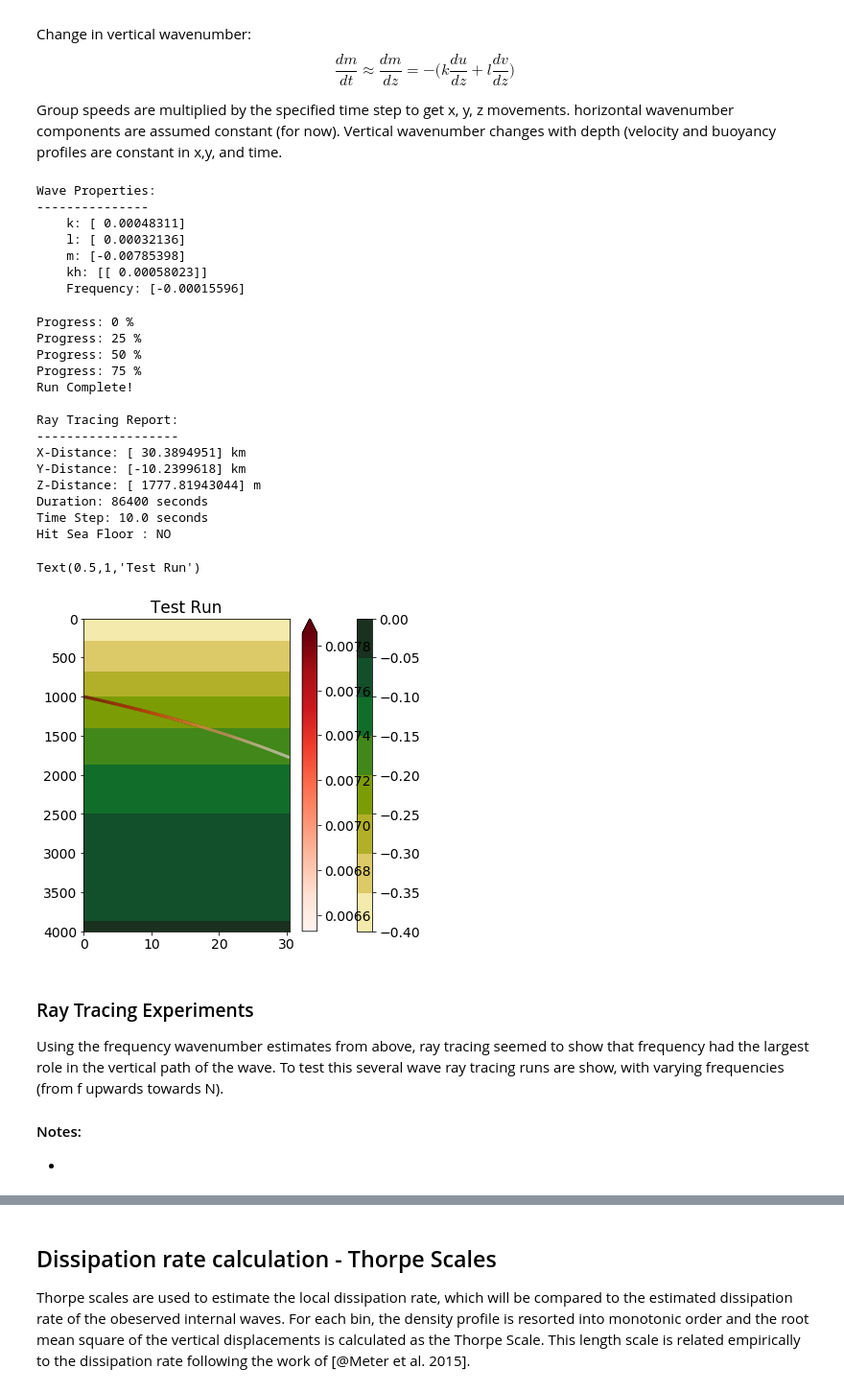
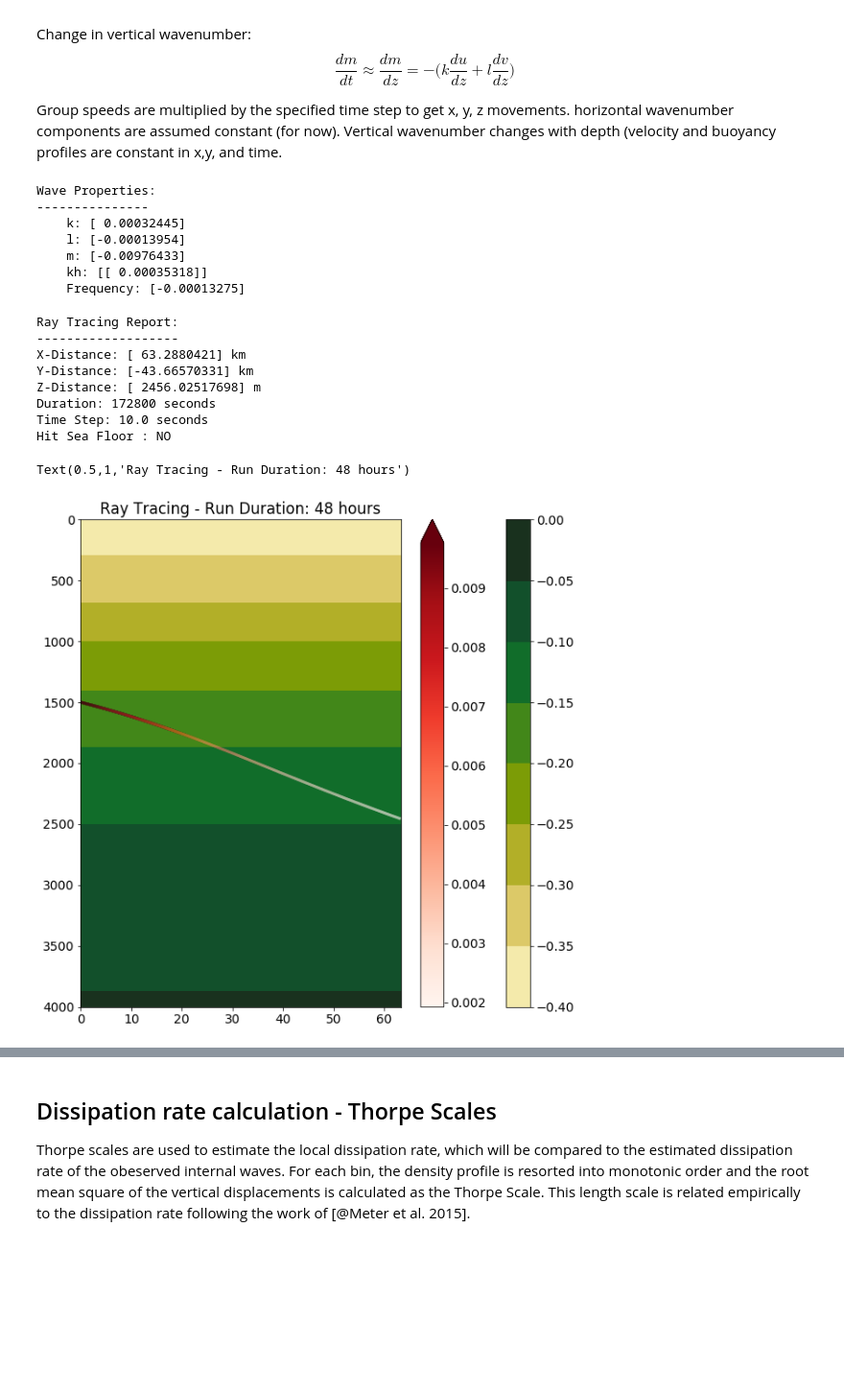
Before and after one commit to saltyPhysics/Lee_waves_dissertation, a Jupyter notebook: Internal_waves_shag_rocks.ipynb, the cells around one changed output, grey strips where cells are left out. Shown at 96% size. Saved outputs shown, nothing was run; the diff lists cells and outputs as text; code cells hidden in the pictures; blank space fills up the shorter version.

```diff
--- a/Internal_waves_shag_rocks.ipynb
+++ b/Internal_waves_shag_rocks.ipynb
@@ -425,11 +466,11 @@ $$ \frac{dm}{dt} \approx \frac{dm}{dz} = -\big (k\frac{du}{dz} + l\frac{dv}{dz}
 
 Group speeds are multiplied by the specified time step to get x, y, z movements. horizontal wavenumber components are assumed constant (for now). Vertical wavenumber changes with depth (velocity and buoyancy profiles are constant in x,y, and time.
 # %%
-l1 = 0.000321361
-k1 = 0.000483114
-m1 = -(2*np.pi)/800
-z0 = 1000
-w0 = -0.000155963
+l1 =  -0.000139543
+k1 = 0.000324448
+m1 = -0.00976433
+z0 = 1500
+w0 = -0.000132755
 wave1 = rt.wave(k=k1, l=l1, m=m1, w0=w0, z0=z0)
 
 # check that the properties are loaded correctly by using the properties attribute
@@ -437,38 +478,27 @@ wave1.properties()
 # %% [output]
 Wave Properties:
 ---------------
-    k: [ 0.00048311]
-    l: [ 0.00032136]
-    m: [-0.00785398]
-    kh: [[ 0.00058023]]
-    Frequency: [-0.00015596]
+    k: [ 0.00032445]
+    l: [-0.00013954]
+    m: [-0.00976433]
+    kh: [[ 0.00035318]]
+    Frequency: [-0.00013275]
 # %%
-duration = 24
+duration = 48
 tstep = 10
 status = 6 # intervals to give run status
 wave1.back3d(duration=duration, tstep=tstep, status=status, print_run_report=True)
-wave1.x_m_plot(cmap='Reds', line_colorbar=True)
-plt.title('Test Run')
+fig1 = plt.figure(figsize=[10,10])
+wave1.x_m_plot(fig=fig1, cmap='Reds', line_colorbar=True)
+plt.title('Ray Tracing - Run Duration: {} hours'.format(duration))
 # %% [output]
-Progress: 0 %
-Progress: 25 %
-Progress: 50 %
-Progress: 75 %
-Run Complete!
-
 Ray Tracing Report:
 -------------------
-X-Distance: [ 30.3894951] km
-Y-Distance: [-10.2399618] km
-Z-Distance: [ 1777.81943044] m
-Duration: 86400 seconds
+X-Distance: [ 63.2880421] km
+Y-Distance: [-43.66570331] km
+Z-Distance: [ 2456.02517698] m
+Duration: 172800 seconds
 Time Step: 10.0 seconds
 Hit Sea Floor : NO
-Text(0.5,1,'Test Run')
+Text(0.5,1,'Ray Tracing - Run Duration: 48 hours')
-[figure, old version]
+[figure, new version]
-# %% [markdown]
-### Ray Tracing Experiments
-Using the frequency wavenumber estimates from above, ray tracing seemed to show that frequency had the largest role in the vertical path of the wave. To test this several wave ray tracing runs are show, with varying frequencies (from f upwards towards N).
-
-#### Notes:
-*
```
Also changed, not shown: parts of 17 cells of this notebook, 1 other file.
